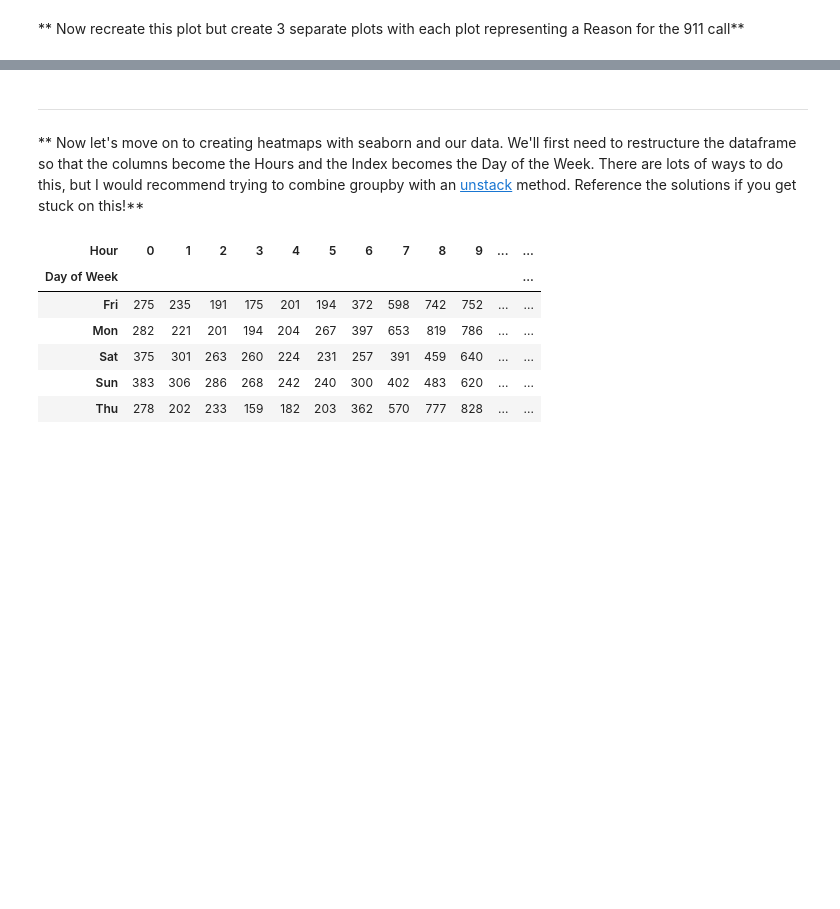
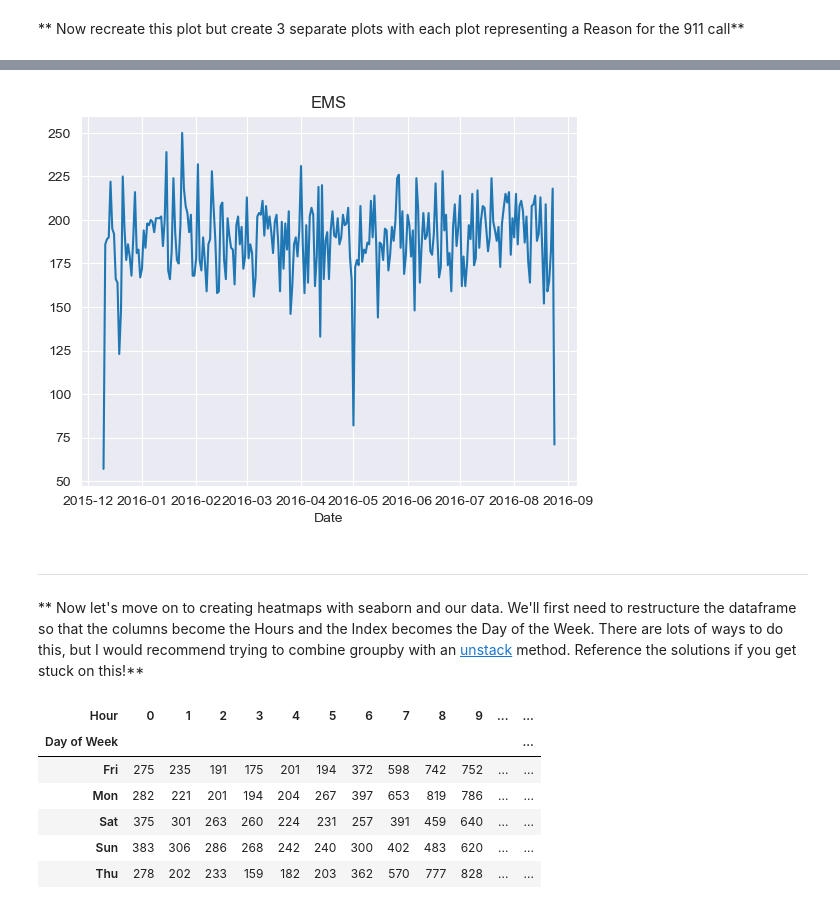
Before and after one commit to SpeedBird789/Data-Capstone-Project, a Jupyter notebook: Calls Data My Attempt.ipynb, the cells around one changed output, grey strips where cells are left out. Drawn from its saved outputs; the diff is of its cells as text; code cells hidden in the pictures; blank space fills up the shorter version.

```diff
--- a/Calls Data My Attempt.ipynb
+++ b/Calls Data My Attempt.ipynb
@@ -264,3 +275,10 @@ plt.show()
+# %%
+df_EMS = df[df['Reason'] == 'EMS']
+countEMS = df_EMS.groupby('Date').count()
+countEMS['lat'].plot(title='EMS')
+plt.show()
+# %% [output]
+[figure, added]
 # %% [markdown]
 ____
 ** Now let's move on to creating  heatmaps with seaborn and our data. We'll first need to restructure the dataframe so that the columns become the Hours and the Index becomes the Day of the Week. There are lots of ways to do this, but I would recommend trying to combine groupby with an [unstack](http://pandas.pydata.org/pandas-docs/stable/generated/pandas.DataFrame.unstack.html) method. Reference the solutions if you get stuck on this!**
```
Also changed, not shown: parts of 11 cells of this notebook.
